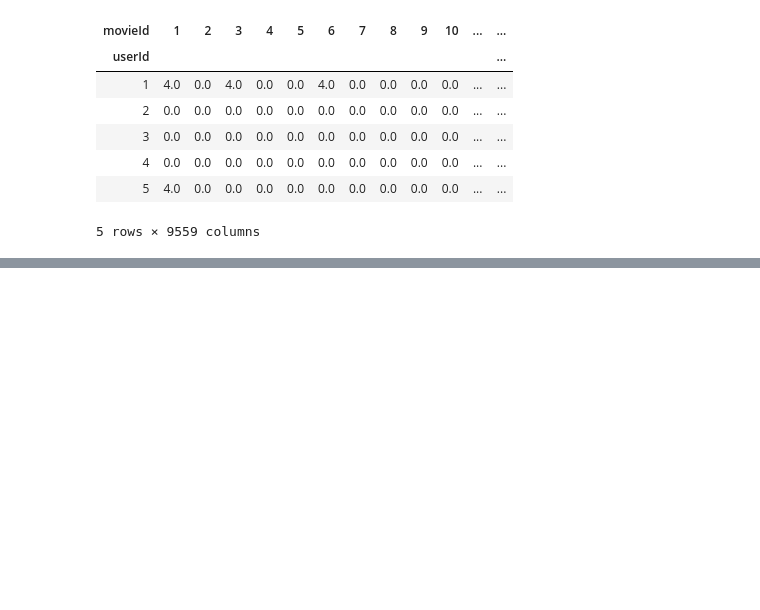
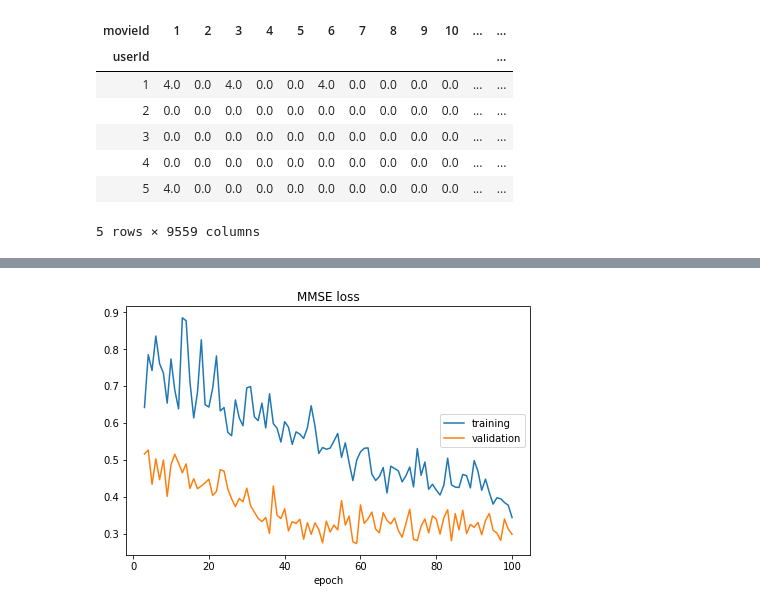
Before and after one commit to puhuk/Paper-Implementation, a Jupyter notebook: Recommendation/Deep AutoEncoders for Collaborative Filtering/Deep AutoEncoders for Collaborative Filtering_Pytorch.ipynb, the cells around one changed output, grey strips where cells are left out. Cells and saved outputs as stored; diff of their text form; code cells hidden in the pictures; blank space fills up the shorter version.

```diff
--- a/Recommendation/Deep AutoEncoders for Collaborative Filtering/Deep AutoEncoders for Collaborative Filtering_Pytorch.ipynb
+++ b/Recommendation/Deep AutoEncoders for Collaborative Filtering/Deep AutoEncoders for Collaborative Filtering_Pytorch.ipynb
@@ -296,0 +398,10 @@ print(device)
+# %%
+layer_sizes = [9559, 512, 512, 1024]
+# %%
+model = AutoEncoder(layer_sizes=layer_sizes, nl_type='selu', is_constrained=True, dp_drop_prob=0.8, last_layer_activations=False)
+# %%
+model = model.cuda()
+# %%
+criterion = MSEloss_with_Mask()
+criterion = criterion.cuda()
+optimizer = optim.Adam(model.parameters(), lr=0.001)
@@ -296,0 +563,6 @@ print(device)
+# %%
+from livelossplot import PlotLosses
+
+out = train_AE(model, criterion, optimizer,train, test, 100)
+# %% [output]
+[figure, added]
```
Also changed, not shown: parts of 8 cells of this notebook.
